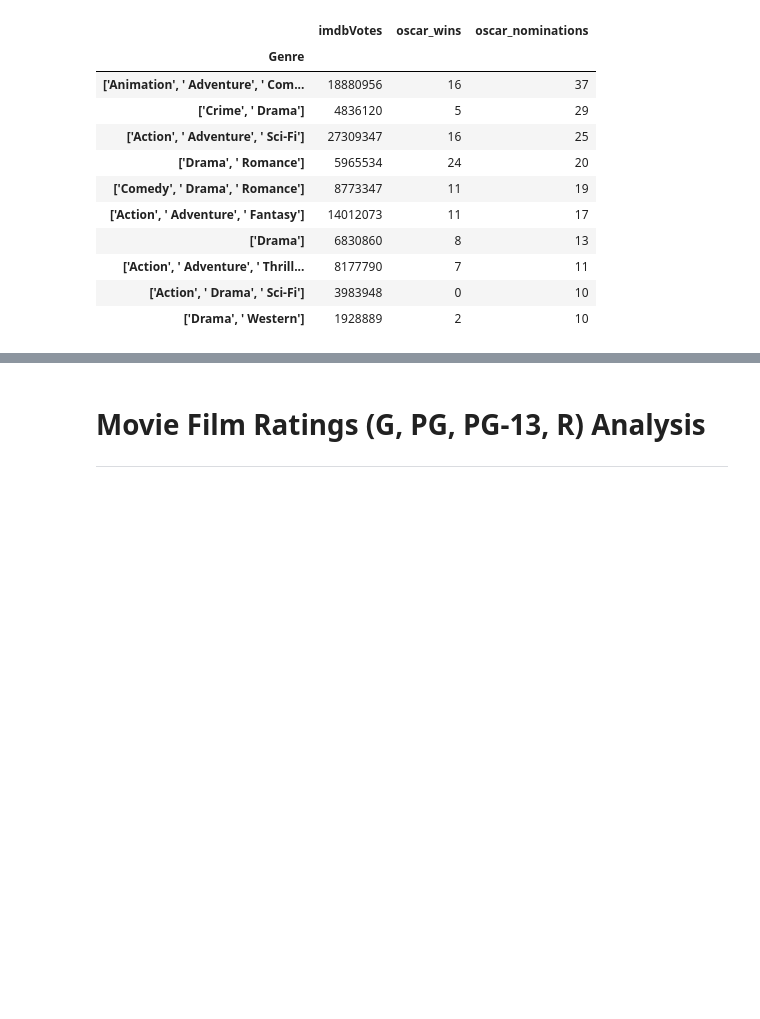
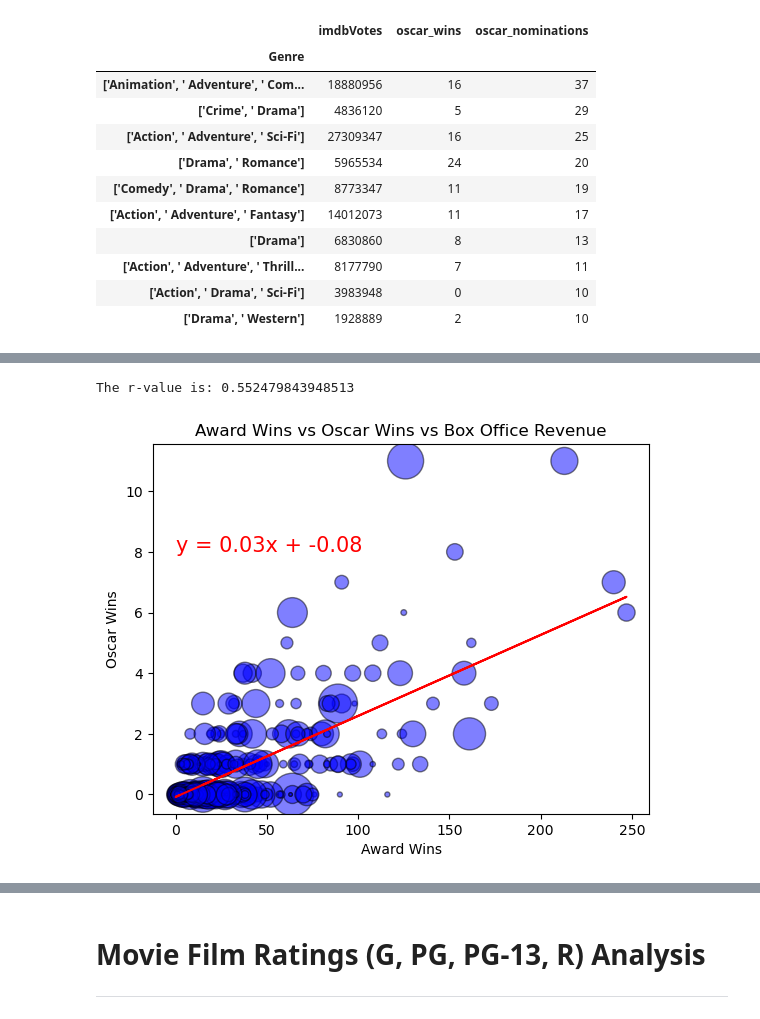
Before and after one commit to PurnimaPathak44/Project-1, a Jupyter notebook: Main Movie Folder/movie_main.ipynb, the cells around one changed output, grey strips where cells are left out. Drawn from its saved outputs; the diff is of its cells as text; code cells hidden in the pictures; blank space fills up the shorter version.

```diff
--- a/Main Movie Folder/movie_main.ipynb
+++ b/Main Movie Folder/movie_main.ipynb
@@ -348,0 +441,5 @@ top10_sum.sort_values(by='oscar_nominations', ascending=False).head(10)
+# %%
+linear_regression_plot(df['award_wins'], df['oscar_wins'],'Award Wins vs Oscar Wins vs Box Office Revenue', 'Award Wins', 'Oscar Wins', 0, 8)
+# %% [output]
+The r-value is: 0.552479843948513
+[figure, added]
```
Also changed, not shown: parts of 4 cells of this notebook, 2 other files.
